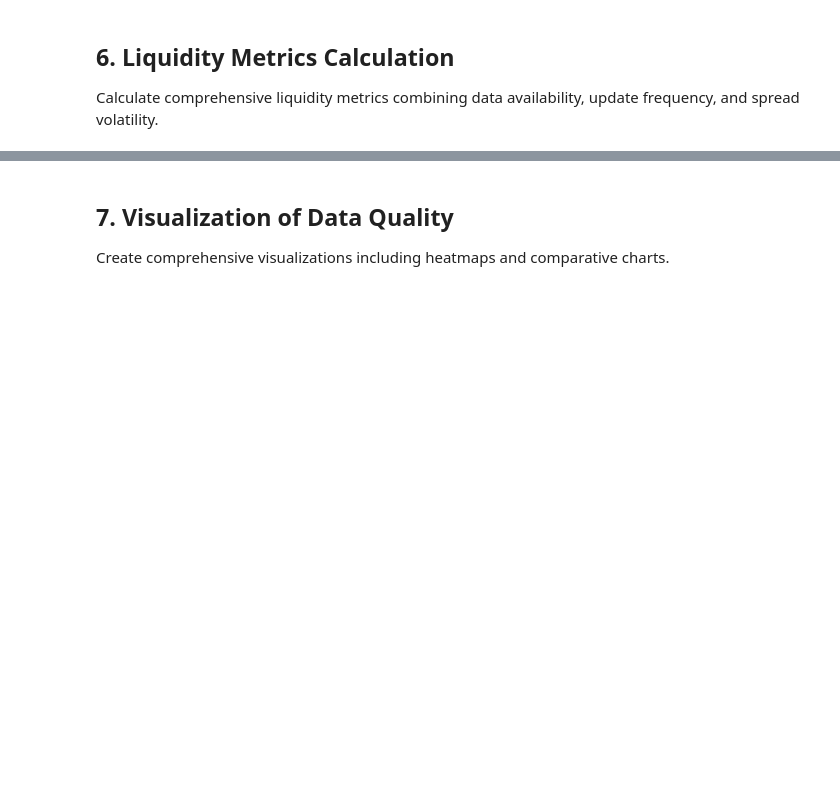
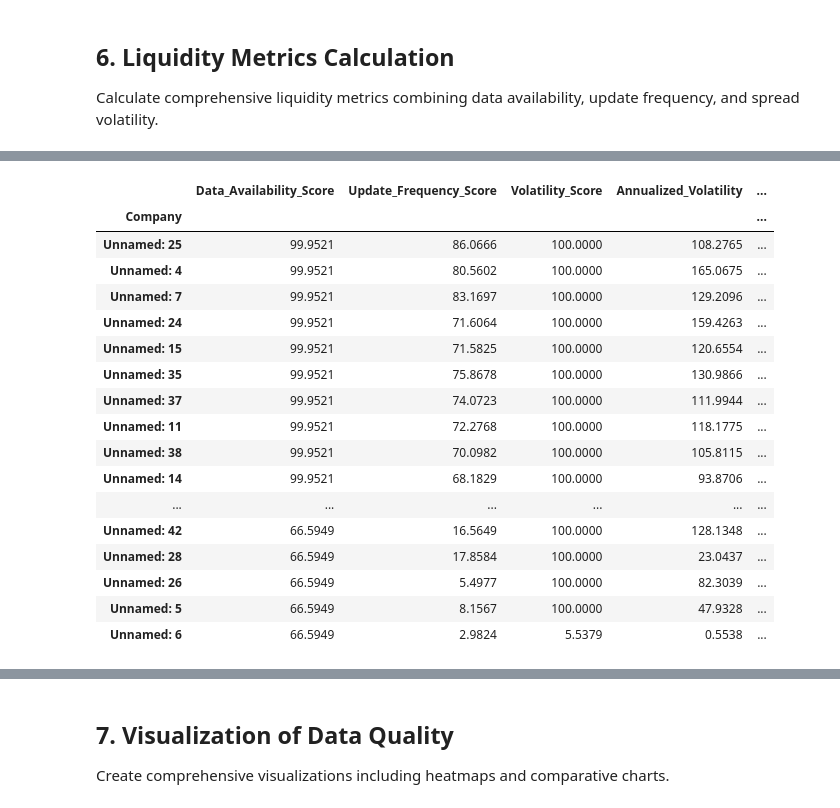
Before and after one commit to ChaseW3/Seminar-QF, a Jupyter notebook: Seminar QF/notebooks/CDSrawMarketData.ipynb, the cells around one changed output, grey strips where cells are left out. Cells and saved outputs as stored; diff of their text form; code cells hidden in the pictures; blank space fills up the shorter version.

```diff
--- a/Seminar QF/notebooks/CDSrawMarketData.ipynb
+++ b/Seminar QF/notebooks/CDSrawMarketData.ipynb
@@ -348,74 +577,78 @@ def calculate_liquidity_metrics(df, missing_df, repeat_df, maturity_name):
 
     for company in df.columns:
         # Component 1: Data Availability (from missing data analysis)
-        data_availability = missing_df.loc[company, 'Data_Availability']
+        data_availability = missing_df.loc[company, "Data_Availability"]
 
         # Component 2: Update Frequency Score (inverse of repeat percentage)
-        repeat_pct = repeat_df.loc[company, 'Repeat_Percentage']
+        repeat_pct = repeat_df.loc[company, "Repeat_Percentage"]
         update_frequency_score = 100 - repeat_pct
 
+        # Coerce series to numeric to avoid object/string arithmetic errors.
+        company_data = pd.to_numeric(df[company], errors="coerce").dropna()
+
         # Component 3: Spread Volatility Score
-        company_data = df[company].dropna()
+        volatility = 0.0
+        volatility_score = 0.0
+        avg_daily_change = 0.0
+        daily_range_pct = 0.0
+
         if len(company_data) > 1:
             # Calculate daily returns volatility
-            returns = company_data.pct_change().dropna()
-            volatility = returns.std() * np.sqrt(252)  # Annualized
+            returns = company_data.pct_change().replace([np.inf, -np.inf], np.nan).dropna()
+            if len(returns) > 0:
+                volatility = float(returns.std() * np.sqrt(252))  # Annualized
 
             # Normalize volatility (higher volatility = higher score, up to a point)
-            # Use a sigmoid-like transformation
-            volatility_score = min(100, volatility * 1000)  # Scale factor
-        else:
-            volatility = 0
-            volatility_score = 0
+            volatility_score = min(100.0, volatility * 1000.0)  # Scale factor
 
-        # Component 4: Bid-Ask Proxy (using daily range as percentage of level)
-        if len(company_data) > 1:
+            # Component 4: Bid-Ask Proxy (using daily range as percentage of level)
             daily_changes = company_data.diff().abs().dropna()
-            avg_daily_change = daily_changes.mean()
-            avg_level = company_data.mean()
-            daily_range_pct = (avg_daily_change / avg_level * 100) if avg_level != 0 else 0
-        else:
-            daily_range_pct = 0
+            if len(daily_changes) > 0:
+                avg_daily_change = float(daily_changes.mean())
+            avg_level = float(company_data.mean())
+            daily_range_pct = (avg_daily_change / avg_level * 100.0) if avg_level != 0 else 0.0
 
         # Composite Liquidity Score (weighted average)
         # Weights: Data Availability (40%), Update Frequency (30%), Volatility (20%), Range (10%)
         composite_score = (
-            0.40 * data_availability +
-            0.30 * update_frequency_score +
-            0.20 * min(volatility_score, 100) +
-            0.10 * min(daily_range_pct * 10, 100)
+            0.40 * data_availability
+            + 0.30 * update_frequency_score
+            + 0.20 * min(volatility_score, 100.0)
+            + 0.10 * min(daily_range_pct * 10.0, 100.0)
         )
 
         liquidity_dict[company] = {
-            'Data_Availability_Score': data_availability,
-            'Update_Frequency_Score': update_frequency_score,
-            'Volatility_Score': min(volatility_score, 100),
-            'Annualized_Volatility': volatility * 100,  # In percentage
-            'Avg_Daily_Change_bps': avg_daily_change if len(company_data) > 1 else 0,
-            'Daily_Range_Pct': daily_range_pct,
-            'Composite_Liquidity_Score': composite_score,
-            'Liquidity_Category': 'High' if composite_score >= 70 else ('Medium' if composite_score >= 50 else 'Low')
+            "Data_Availability_Score": data_availability,
+            "Update_Frequency_Score": update_frequency_score,
+            "Volatility_Score": min(volatility_score, 100.0),
+            "Annualized_Volatility": volatility * 100.0,  # In percentage
+            "Avg_Daily_Change_bps": avg_daily_change,
+            "Daily_Range_Pct": daily_range_pct,
+            "Composite_Liquidity_Score": composite_score,
+            "Liquidity_Category": "High" if composite_score >= 70 else ("Medium" if composite_score >= 50 else "Low"),
         }
 
     liquidity_df = pd.DataFrame(liquidity_dict).T
-    liquidity_df.index.name = 'Company'
+    liquidity_df.index.name = "Company"
 
     return liquidity_df
 
+
 # Calculate liquidity metrics for all maturities
-print("="*80)
+print("=" * 80)
 print("LIQUIDITY METRICS ANALYSIS")
-print("="*80)
+print("=" * 80)
 
-liquidity_1y = calculate_liquidity_metrics(cds_1y, missing_1y, repeats_1y, '1Y')
-liquidity_3y = calculate_liquidity_metrics(cds_3y, missing_3y, repeats_3y, '3Y')
-liquidity_5y = calculate_liquidity_metrics(cds_5y, missing_5y, repeats_5y, '5Y')
+liquidity_1y = calculate_liquidity_metrics(cds_1y, missing_1y, repeats_1y, "1Y")
+liquidity_3y = calculate_liquidity_metrics(cds_3y, missing_3y, repeats_3y, "3Y")
+liquidity_5y = calculate_liquidity_metrics(cds_5y, missing_5y, repeats_5y, "5Y")
 
 print("\n### 1-YEAR MATURITY - LIQUIDITY METRICS ###")
-display(liquidity_1y.sort_values('Composite_Liquidity_Score', ascending=False))
+display(liquidity_1y.sort_values("Composite_Liquidity_Score", ascending=False))
 
 print("\n### 3-YEAR MATURITY - LIQUIDITY METRICS ###")
-display(liquidity_3y.sort_values('Composite_Liquidity_Score', ascending=False))
+display(liquidity_3y.sort_values("Composite_Liquidity_Score", ascending=False))
 
 print("\n### 5-YEAR MATURITY - LIQUIDITY METRICS ###")
-display(liquidity_5y.sort_values('Composite_Liquidity_Score', ascending=False))
+display(liquidity_5y.sort_values("Composite_Liquidity_Score", ascending=False))
+# %% [output]
@@ -421,0 +660,18 @@ display(liquidity_5y.sort_values('Composite_Liquidity_Score', ascending=False))
+|  | Data_Availability_Score | Update_Frequency_Score | Volatility_Score | Annualized_Volatility | ... |
+| Company |  |  |  |  | ... |
+| Unnamed: 25 | 99.9521 | 86.0666 | 100.0000 | 108.2765 | ... |
+| Unnamed: 4 | 99.9521 | 80.5602 | 100.0000 | 165.0675 | ... |
+| Unnamed: 7 | 99.9521 | 83.1697 | 100.0000 | 129.2096 | ... |
+| Unnamed: 24 | 99.9521 | 71.6064 | 100.0000 | 159.4263 | ... |
+| Unnamed: 15 | 99.9521 | 71.5825 | 100.0000 | 120.6554 | ... |
+| Unnamed: 35 | 99.9521 | 75.8678 | 100.0000 | 130.9866 | ... |
+| Unnamed: 37 | 99.9521 | 74.0723 | 100.0000 | 111.9944 | ... |
+| Unnamed: 11 | 99.9521 | 72.2768 | 100.0000 | 118.1775 | ... |
+| Unnamed: 38 | 99.9521 | 70.0982 | 100.0000 | 105.8115 | ... |
+| Unnamed: 14 | 99.9521 | 68.1829 | 100.0000 | 93.8706 | ... |
+| ... | ... | ... | ... | ... | ... |
+| Unnamed: 42 | 66.5949 | 16.5649 | 100.0000 | 128.1348 | ... |
+| Unnamed: 28 | 66.5949 | 17.8584 | 100.0000 | 23.0437 | ... |
+| Unnamed: 26 | 66.5949 | 5.4977 | 100.0000 | 82.3039 | ... |
+| Unnamed: 5 | 66.5949 | 8.1567 | 100.0000 | 47.9328 | ... |
+| Unnamed: 6 | 66.5949 | 2.9824 | 5.5379 | 0.5538 | ... |
```
Also changed, not shown: parts of 13 cells of this notebook, 1 other file.
